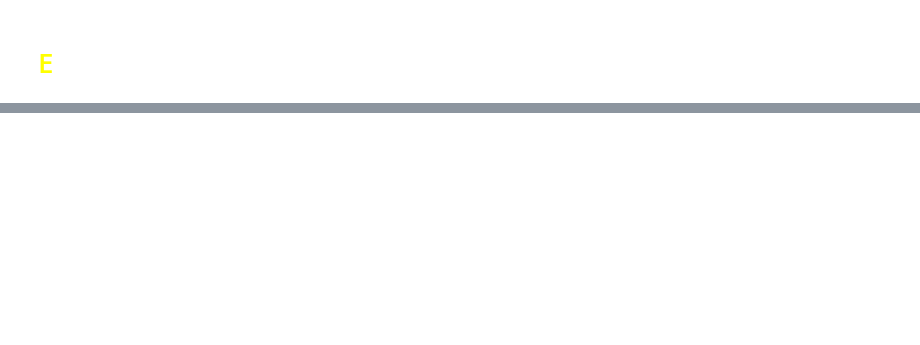
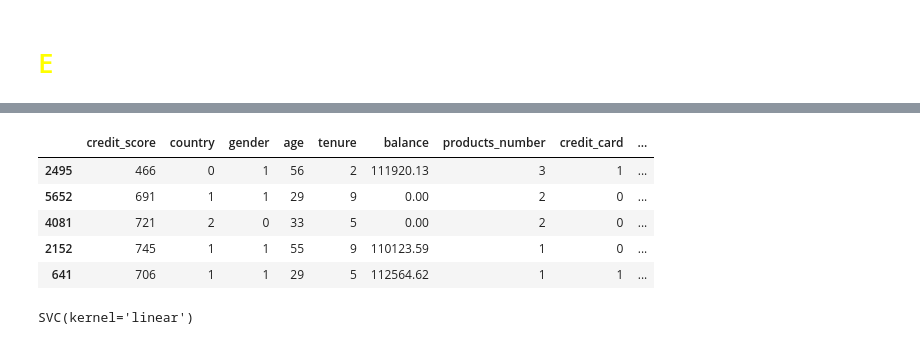
Before and after one commit to dariobublitz/DS, a Jupyter notebook: AlgoritmoML_MVP_Bublitz_.ipynb, the cells around one changed output, grey strips where cells are left out. Cells and saved outputs as stored; diff of their text form; code cells hidden in the pictures; blank space fills up the shorter version.

```diff
--- a/AlgoritmoML_MVP_Bublitz_.ipynb
+++ b/AlgoritmoML_MVP_Bublitz_.ipynb
@@ -876,2 +1034,18 @@ X_trainB_encoded.head()
 # %%
-X_testB_encoded.head()
+X_testF_encoded.head()
+# %% [output]
+|  | credit_score | country | gender | age | tenure | balance | products_number | credit_card | ... |
+| 2495 | 466 | 0 | 1 | 56 | 2 | 111920.13 | 3 | 1 | ... |
+| 5652 | 691 | 1 | 1 | 29 | 9 | 0.00 | 2 | 0 | ... |
+| 4081 | 721 | 2 | 0 | 33 | 5 | 0.00 | 2 | 0 | ... |
+| 2152 | 745 | 1 | 1 | 55 | 9 | 110123.59 | 1 | 0 | ... |
+| 641 | 706 | 1 | 1 | 29 | 5 | 112564.62 | 1 | 1 | ... |
+# %%
+from sklearn.svm import SVC
+
+#entrenamiento
+classifier = SVC(kernel= 'linear')
+
+classifier.fit(X_trainF_encoded, yy_train)
+# %% [output]
+SVC(kernel='linear')
```
Also changed, not shown: parts of 171 cells of this notebook.
